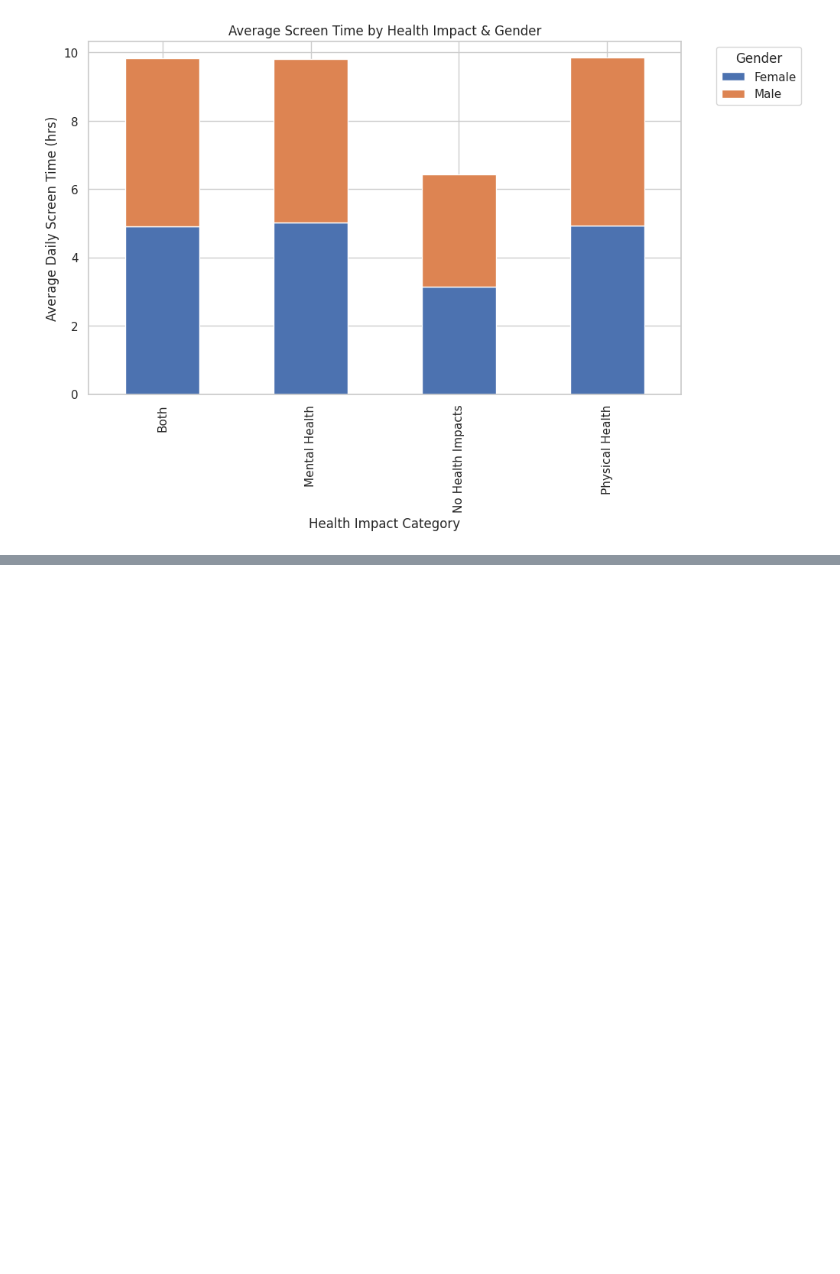
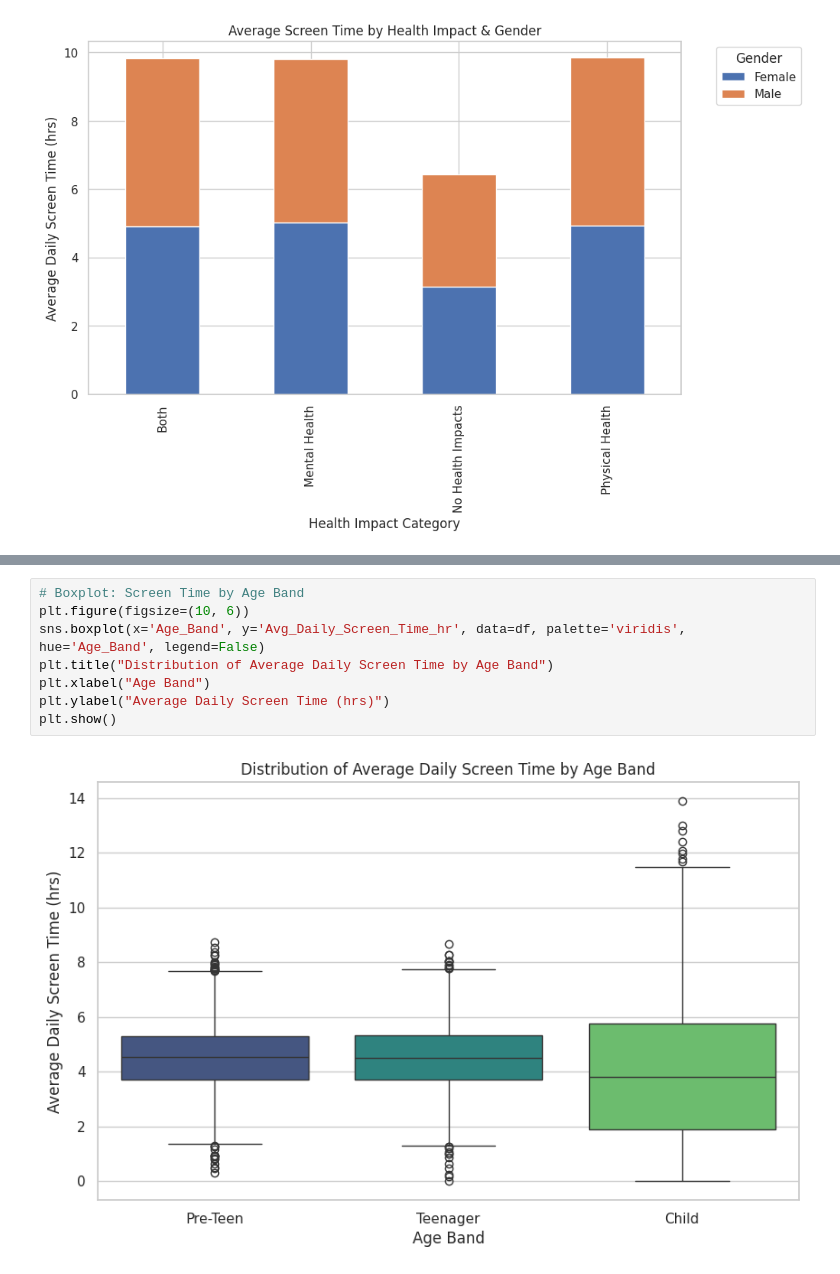
Before and after one commit to springboardmentor2468a-lab/Projects, a Jupyter notebook: Week_5.ipynb, the cells around one changed output, grey strips where cells are left out. Drawn from its saved outputs; the diff is of its cells as text; blank space fills up the shorter version.

```diff
--- a/Week_5.ipynb
+++ b/Week_5.ipynb
@@ -103,0 +149,10 @@ plt.show()
+# %%
+# Boxplot: Screen Time by Age Band
+plt.figure(figsize=(10, 6))
+sns.boxplot(x='Age_Band', y='Avg_Daily_Screen_Time_hr', data=df, palette='viridis', hue='Age_Band', legend=False)
+plt.title("Distribution of Average Daily Screen Time by Age Band")
+plt.xlabel("Age Band")
+plt.ylabel("Average Daily Screen Time (hrs)")
+plt.show()
+# %% [output]
+[figure, added]
```
Also changed, not shown: parts of 14 cells of this notebook.
